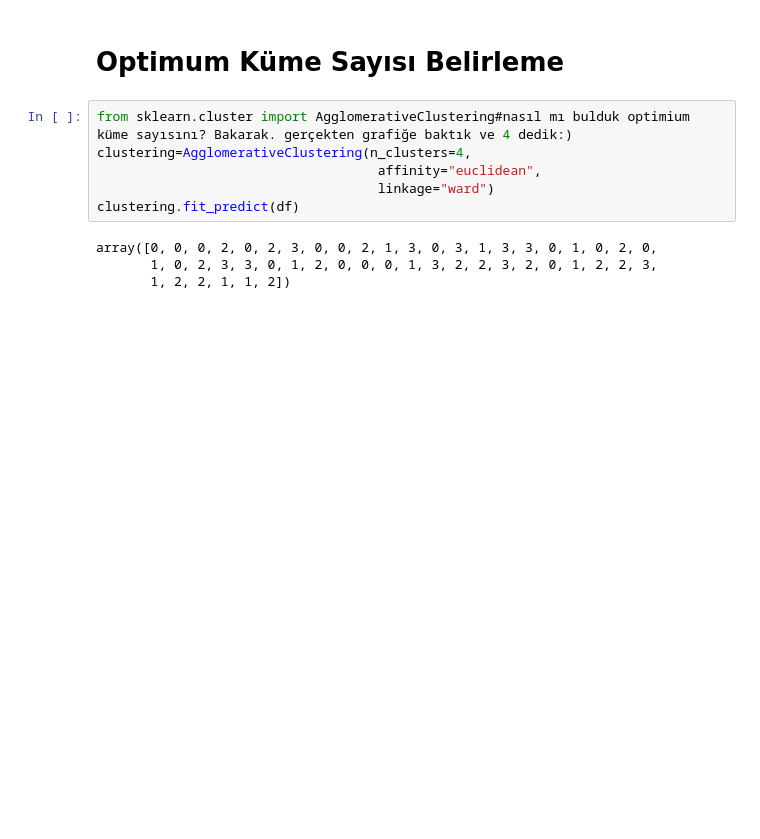
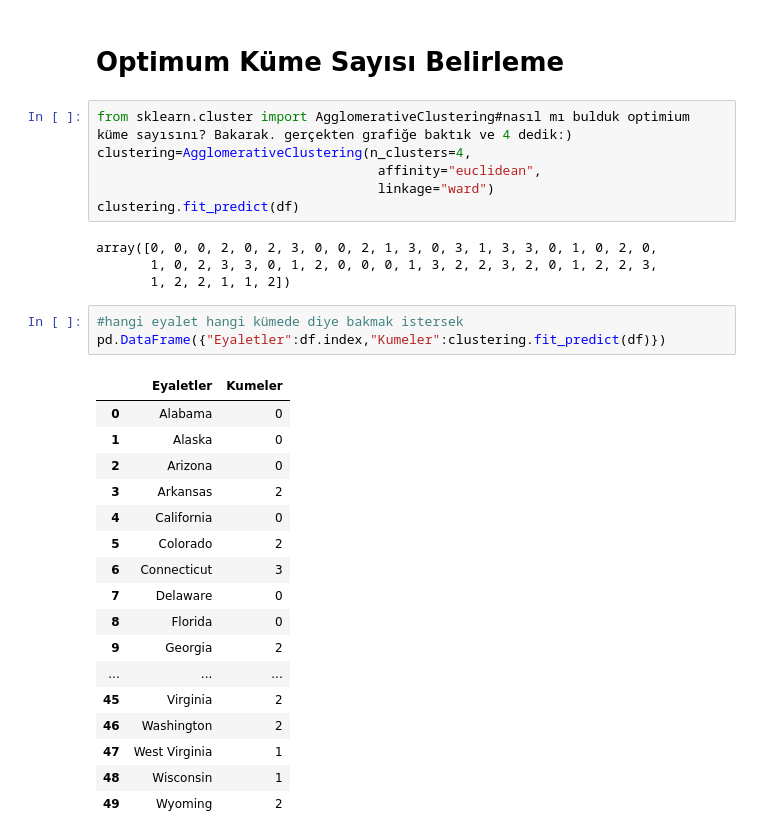
Before and after one commit to GokceSoylu/Machine_Learing, a Jupyter notebook: HierarchicalClustreing/hierarchical.ipynb, the cells around one changed output. Drawn from its saved outputs; the diff is of its cells as text; blank space fills up the shorter version.

```diff
--- a/HierarchicalClustreing/hierarchical.ipynb
+++ b/HierarchicalClustreing/hierarchical.ipynb
@@ -115,3 +99,24 @@ clustering.fit_predict(df)
 array([0, 0, 0, 2, 0, 2, 3, 0, 0, 2, 1, 3, 0, 3, 1, 3, 3, 0, 1, 0, 2, 0,
        1, 0, 2, 3, 3, 0, 1, 2, 0, 0, 0, 1, 3, 2, 2, 3, 2, 0, 1, 2, 2, 3,
        1, 2, 2, 1, 1, 2])
+# %%
+#hangi eyalet hangi kümede diye bakmak istersek
+pd.DataFrame({"Eyaletler":df.index,"Kumeler":clustering.fit_predict(df)})
+# %% [output]
+|  | Eyaletler | Kumeler |
+| 0 | Alabama | 0 |
+| 1 | Alaska | 0 |
+| 2 | Arizona | 0 |
+| 3 | Arkansas | 2 |
+| 4 | California | 0 |
+| 5 | Colorado | 2 |
+| 6 | Connecticut | 3 |
+| 7 | Delaware | 0 |
+| 8 | Florida | 0 |
+| 9 | Georgia | 2 |
+| ... | ... | ... |
+| 45 | Virginia | 2 |
+| 46 | Washington | 2 |
+| 47 | West Virginia | 1 |
+| 48 | Wisconsin | 1 |
+| 49 | Wyoming | 2 |
```
Also changed, not shown: parts of 3 cells of this notebook.
